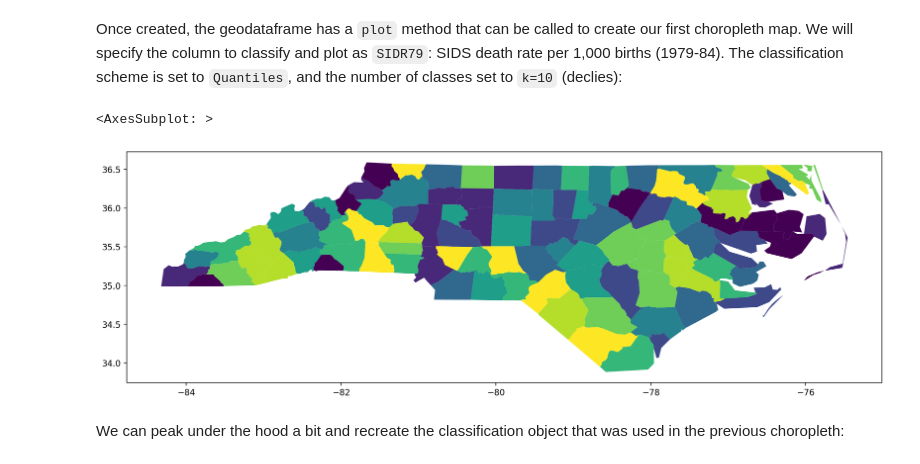
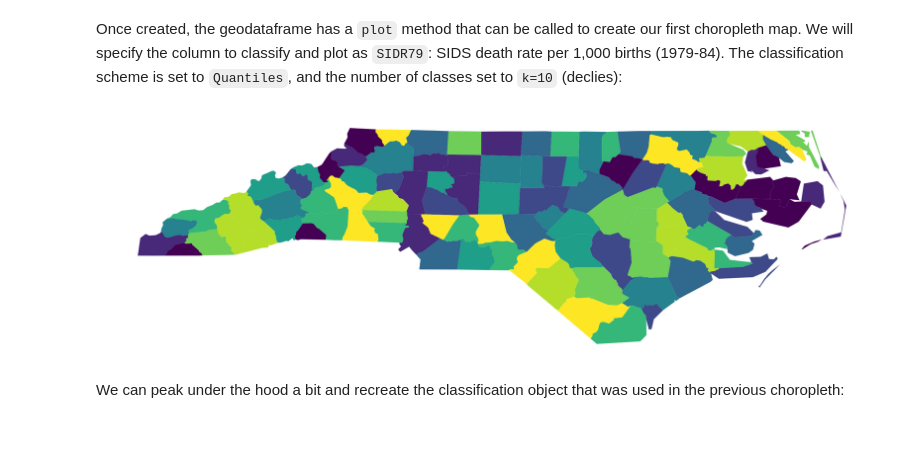
Before and after one commit to pysal/mapclassify, a Jupyter notebook: notebooks/03_choropleth.ipynb, the cells around one changed output. Saved outputs shown, nothing was run; the diff lists cells and outputs as text; code cells hidden in the pictures; blank space fills up the shorter version.

```diff
--- a/notebooks/03_choropleth.ipynb
+++ b/notebooks/03_choropleth.ipynb
@@ -35,4 +36,5 @@ Source: Cressie, Noel (1993). Statistics for Spatial Data. New York, Wiley, pp.
 Updated URL: https://geodacenter.github.io/data-and-lab/sids2/
 # %%
 pth = libpysal.examples.get_path("sids2.shp")
-gdf = gpd.read_file(pth)
+gdf = geopandas.read_file(pth)
+gdf.head()
@@ -48,10 +48,10 @@ gdf.head()
 # %% [markdown]
 Once created, the geodataframe has a `plot` method that can be called to create our first choropleth map. We will specify the column to classify and plot as `SIDR79`: SIDS death rate per 1,000 births (1979-84). The classification scheme is set to  `Quantiles`, and the number of classes set to `k=10` (declies):
 # %%
-gdf.plot(column="SIDR79", scheme="Quantiles", k=10, figsize=(16, 9))
+ax = gdf.plot(column="SIDR79", scheme="Quantiles", k=10, figsize=(16, 9))
+ax.set_axis_off()
 # %% [output]
-<AxesSubplot: >
-[figure, old version]
+[figure, new version]
 # %% [markdown]
 We can peak under the hood a bit and recreate the classification object that was used in the previous choropleth:
 # %%
```
Also changed, not shown: parts of 23 cells of this notebook, 21 other files.
